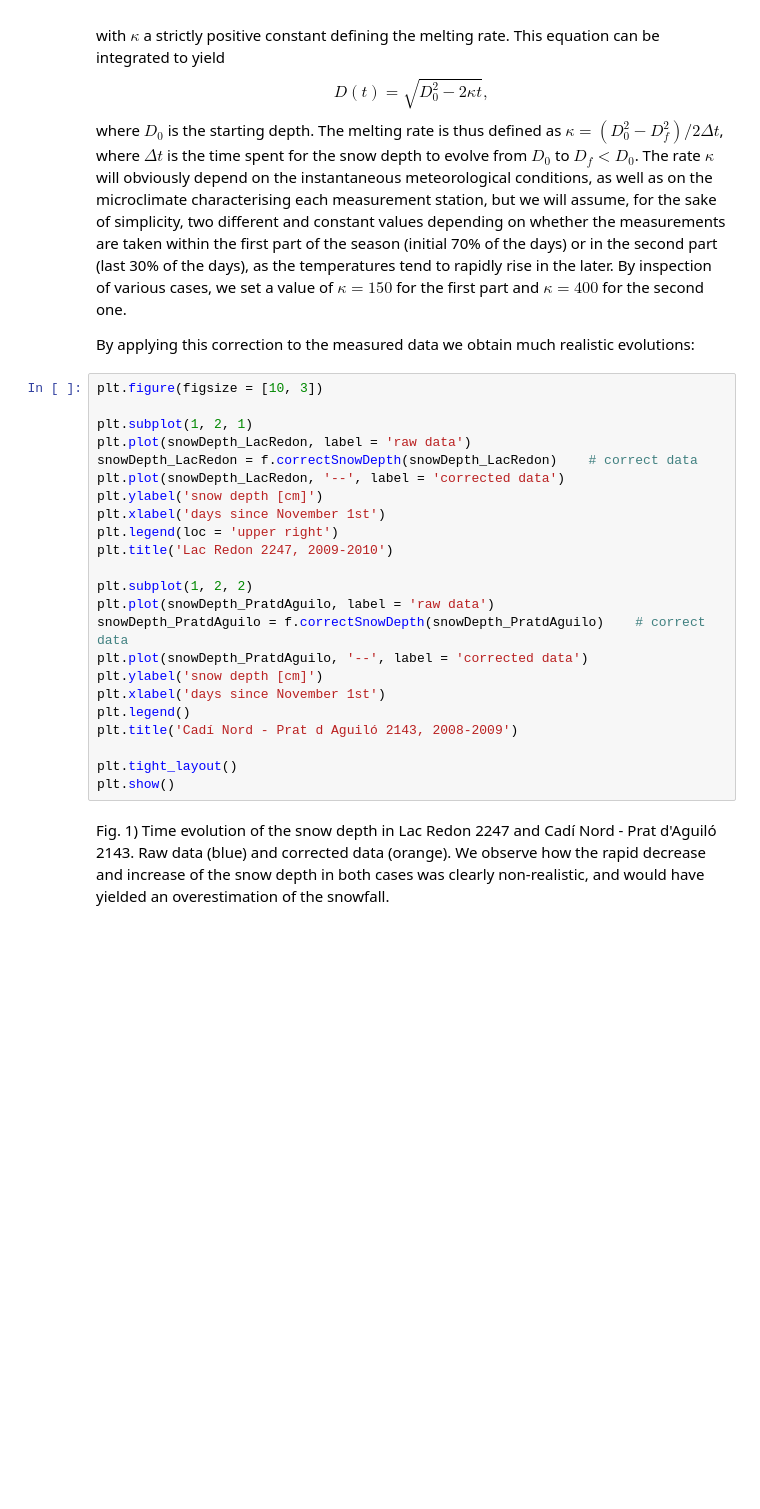
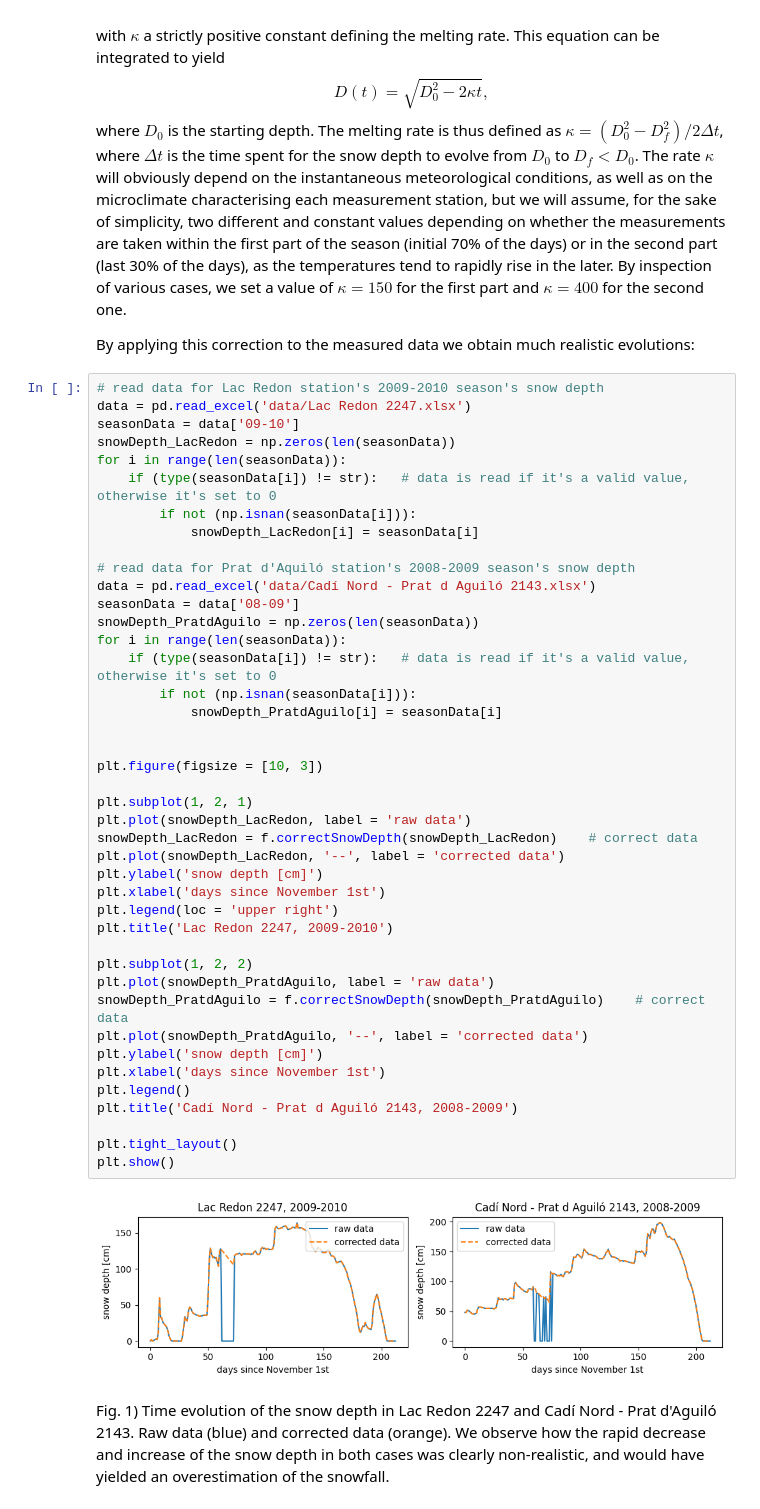
Before and after one commit to davidcirauqui/snowfall_trend, a Jupyter notebook: snow fall.ipynb, the cells around one changed output. Cells and saved outputs as stored; diff of their text form; blank space fills up the shorter version.

```diff
--- a/snow fall.ipynb
+++ b/snow fall.ipynb
@@ -33,28 +31,49 @@ where $D_0$ is the starting depth. The melting rate is thus defined as $\kappa =
 
 By applying this correction to the measured data we obtain much realistic evolutions:
 # %%
+# read data for Lac Redon station's 2009-2010 season's snow depth
+data = pd.read_excel('data/Lac Redon 2247.xlsx')
+seasonData = data['09-10']
+snowDepth_LacRedon = np.zeros(len(seasonData))
+for i in range(len(seasonData)):
+    if (type(seasonData[i]) != str):   # data is read if it's a valid value, otherwise it's set to 0
+        if not (np.isnan(seasonData[i])):
+            snowDepth_LacRedon[i] = seasonData[i]
+
+# read data for Prat d'Aquiló station's 2008-2009 season's snow depth
+data = pd.read_excel('data/Cadí Nord - Prat d Aguiló 2143.xlsx')
+seasonData = data['08-09']
+snowDepth_PratdAguilo = np.zeros(len(seasonData))
+for i in range(len(seasonData)):
+    if (type(seasonData[i]) != str):   # data is read if it's a valid value, otherwise it's set to 0
+        if not (np.isnan(seasonData[i])):
+            snowDepth_PratdAguilo[i] = seasonData[i]
+
+
 plt.figure(figsize = [10, 3])
 
 plt.subplot(1, 2, 1)
 plt.plot(snowDepth_LacRedon, label = 'raw data')
 snowDepth_LacRedon = f.correctSnowDepth(snowDepth_LacRedon)    # correct data
 plt.plot(snowDepth_LacRedon, '--', label = 'corrected data')
 plt.ylabel('snow depth [cm]')
 plt.xlabel('days since November 1st')
 plt.legend(loc = 'upper right')
 plt.title('Lac Redon 2247, 2009-2010')
 
 plt.subplot(1, 2, 2)
 plt.plot(snowDepth_PratdAguilo, label = 'raw data')
 snowDepth_PratdAguilo = f.correctSnowDepth(snowDepth_PratdAguilo)    # correct data
 plt.plot(snowDepth_PratdAguilo, '--', label = 'corrected data')
 plt.ylabel('snow depth [cm]')
 plt.xlabel('days since November 1st')
 plt.legend()
 plt.title('Cadí Nord - Prat d Aguiló 2143, 2008-2009')
 
 plt.tight_layout()
 plt.show()
+# %% [output]
+[figure, added]
 # %% [markdown]
 Fig. 1) Time evolution of the snow depth in Lac Redon 2247 and Cadí Nord - Prat d'Aguiló 2143. Raw data (blue) and corrected data (orange). We observe how the rapid decrease and increase of the snow depth in both cases was clearly non-realistic, and would have yielded an overestimation of the snowfall.
 # %% [markdown]
```
Also changed, not shown: parts of 13 cells of this notebook.
